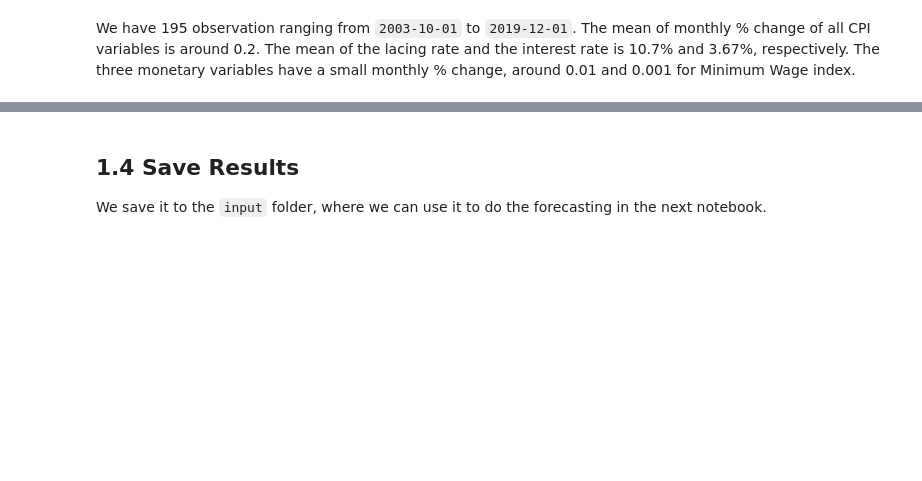
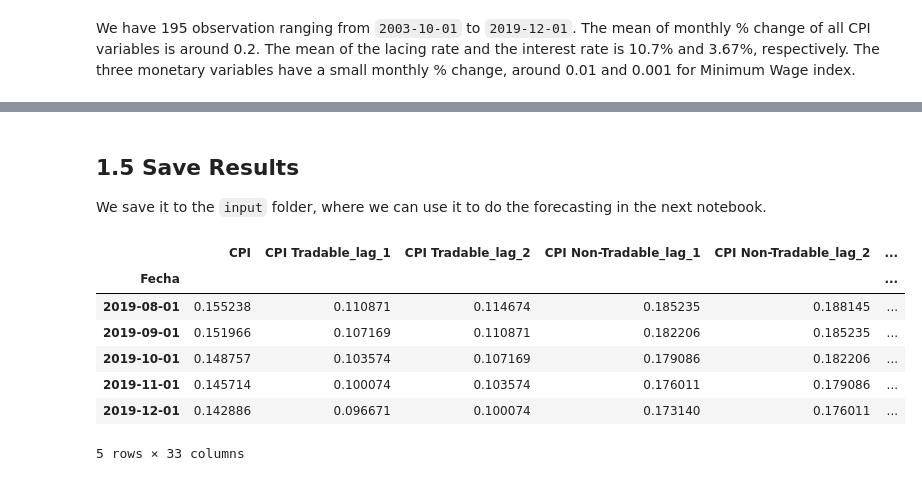
Before and after one commit to estcab00/inflation-prediction, a Jupyter notebook: code/1_DataExtraction.ipynb, the cells around one changed output, grey strips where cells are left out. Saved outputs shown, nothing was run; the diff lists cells and outputs as text; code cells hidden in the pictures; blank space fills up the shorter version.

````diff
--- a/code/1_DataExtraction.ipynb
+++ b/code/1_DataExtraction.ipynb
@@ -167,4 +233,18 @@
+# %%
+df_lags = df.copy()
+
+for variable in df_lags.columns[1:]:
+    df_lags[f'{variable}_lag_1'] = df_lags[variable].shift()
+    df_lags[f'{variable}_lag_2'] = df_lags[variable].shift(2)
+# %%
+# We delete contemporary variables
+df_lags.drop(columns = ['CPI Tradable', 'CPI Non-Tradable', 'CPI Core', 'CPI Non-Core', 'CPI Food and Energy', 'CPI Excluding Food and Energy',
+       'CPI Food and Beverages', 'CPI Excluding Food and Beverages','CPI Core Excluding Food and Beverages', 'CPI Imported',
+       'Wholesale Price Index', 'Reserve Requirement Rate','Monetary Policy Rate','Circulating Currency Seasonally Adjusted (mill S/)',
+       'Net International Reserves (mill $)', 'Real Minimum Wage (Index)'], inplace = True)
+
+df_lags = df_lags.dropna()
 # %% [markdown]
-## 1.4 Save Results
+## 1.5 Save Results
 We save it to the ```input``` folder, where we can use it to do the forecasting in the next notebook.
 # %%
@@ -171,0 +254,11 @@ df.to_csv('../input/df.csv')
+# %%
+df_lags.tail()
+# %% [output]
+|  | CPI | CPI Tradable_lag_1 | CPI Tradable_lag_2 | CPI Non-Tradable_lag_1 | CPI Non-Tradable_lag_2 | ... |
+| Fecha |  |  |  |  |  | ... |
+| 2019-08-01 | 0.155238 | 0.110871 | 0.114674 | 0.185235 | 0.188145 | ... |
+| 2019-09-01 | 0.151966 | 0.107169 | 0.110871 | 0.182206 | 0.185235 | ... |
+| 2019-10-01 | 0.148757 | 0.103574 | 0.107169 | 0.179086 | 0.182206 | ... |
+| 2019-11-01 | 0.145714 | 0.100074 | 0.103574 | 0.176011 | 0.179086 | ... |
+| 2019-12-01 | 0.142886 | 0.096671 | 0.100074 | 0.173140 | 0.176011 | ... |
+5 rows × 33 columns
````
Also changed, not shown: parts of 17 cells of this notebook, 10 other files.
